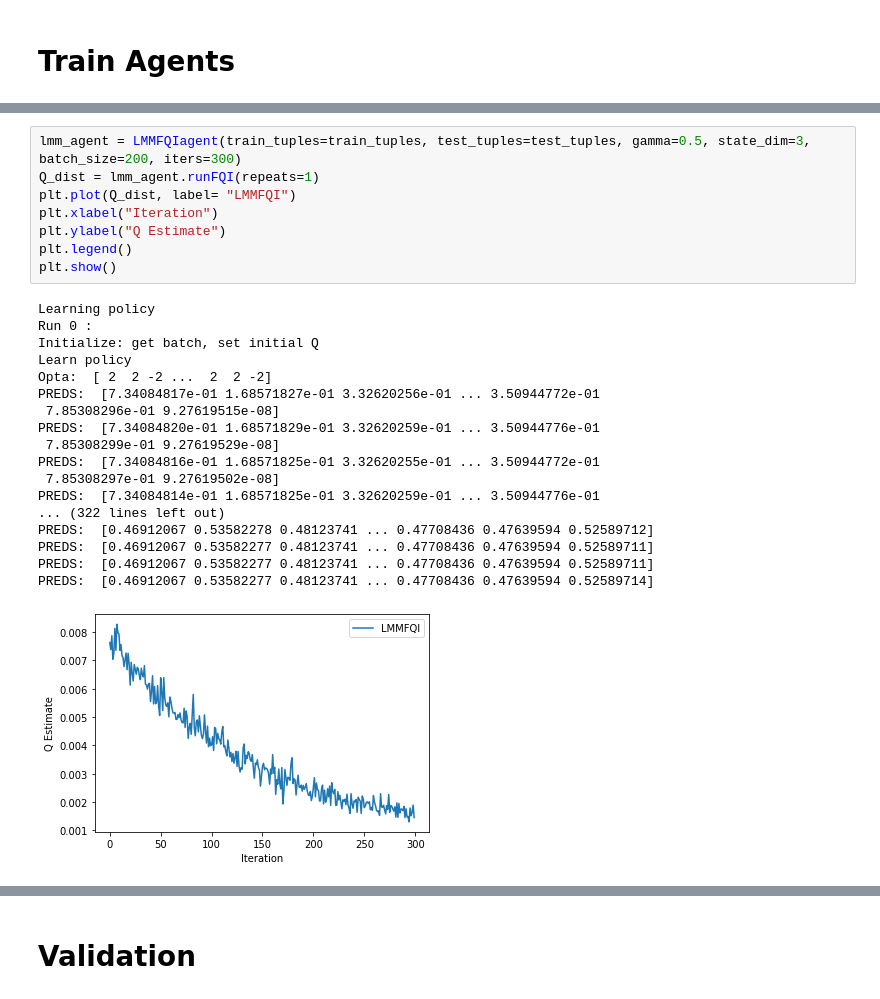
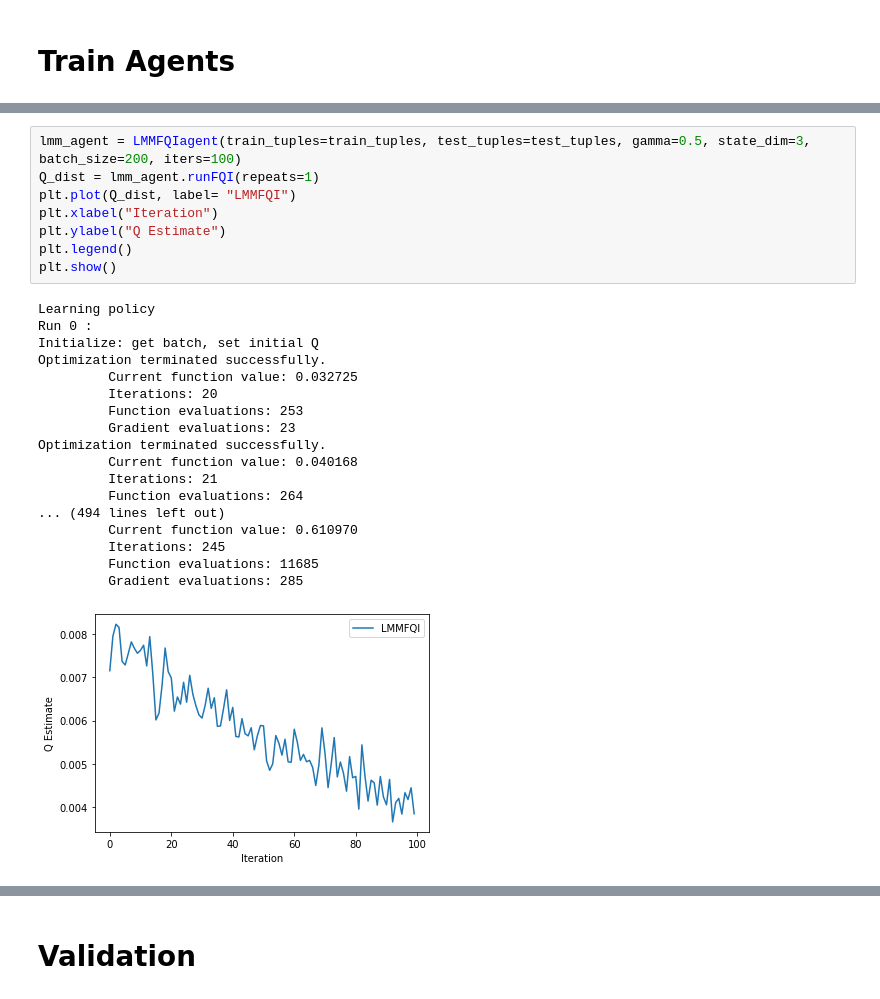
Before and after one commit to ArpiS/nested-policy-rl, a Jupyter notebook: simulated_fqi/openai_experiments.ipynb, the cells around one changed output, grey strips where cells are left out. Cells and saved outputs as stored; diff of their text form.

```diff
--- a/simulated_fqi/openai_experiments.ipynb
+++ b/simulated_fqi/openai_experiments.ipynb
@@ -66,30 +63,30 @@ sns.distplot(training_set['r'])
 # %%
-lmm_agent = LMMFQIagent(train_tuples=train_tuples, test_tuples=test_tuples, gamma=0.5, state_dim=3, batch_size=200, iters=300)
+lmm_agent = LMMFQIagent(train_tuples=train_tuples, test_tuples=test_tuples, gamma=0.5, state_dim=3, batch_size=200, iters=100)
 Q_dist = lmm_agent.runFQI(repeats=1)
 plt.plot(Q_dist, label= "LMMFQI")
 plt.xlabel("Iteration")
 plt.ylabel("Q Estimate")
 plt.legend()
 plt.show()
 # %% [output]
 Learning policy
 Run 0 :
 Initialize: get batch, set initial Q
-Learn policy
-Opta:  [ 2  2 -2 ...  2  2 -2]
-PREDS:  [7.34084817e-01 1.68571827e-01 3.32620256e-01 ... 3.50944772e-01
- 7.85308296e-01 9.27619515e-08]
-PREDS:  [7.34084820e-01 1.68571829e-01 3.32620259e-01 ... 3.50944776e-01
- 7.85308299e-01 9.27619529e-08]
-PREDS:  [7.34084816e-01 1.68571825e-01 3.32620255e-01 ... 3.50944772e-01
- 7.85308297e-01 9.27619502e-08]
-PREDS:  [7.34084814e-01 1.68571825e-01 3.32620259e-01 ... 3.50944776e-01
-... (322 lines left out)
-PREDS:  [0.46912067 0.53582278 0.48123741 ... 0.47708436 0.47639594 0.52589712]
-PREDS:  [0.46912067 0.53582277 0.48123741 ... 0.47708436 0.47639594 0.52589711]
-PREDS:  [0.46912067 0.53582277 0.48123741 ... 0.47708436 0.47639594 0.52589711]
-PREDS:  [0.46912067 0.53582277 0.48123741 ... 0.47708436 0.47639594 0.52589714]
+Optimization terminated successfully.
+         Current function value: 0.032725
+         Iterations: 20
+         Function evaluations: 253
+         Gradient evaluations: 23
+Optimization terminated successfully.
+         Current function value: 0.040168
+         Iterations: 21
+         Function evaluations: 264
+... (494 lines left out)
+         Current function value: 0.610970
+         Iterations: 245
+         Function evaluations: 11685
+         Gradient evaluations: 285
-[figure, old version]
+[figure, new version]
 # %%
 cfqi_agent = CFQIagent(train_tuples=train_tuples, gamma=0.5, test_tuples=test_tuples, state_dim=3, batch_size=200, iters=300)
 Q_dist = cfqi_agent.runFQI(repeats=1)
```
Also changed, not shown: parts of 7 cells of this notebook, 2 other files.
